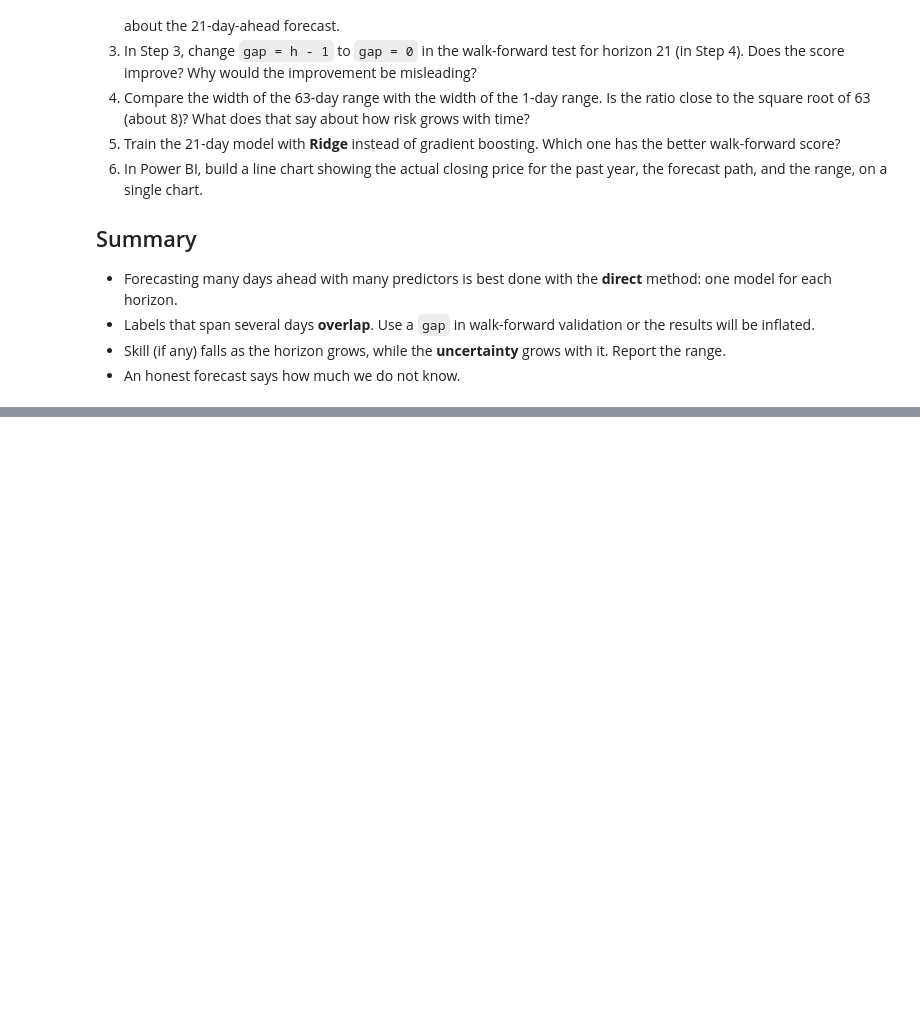
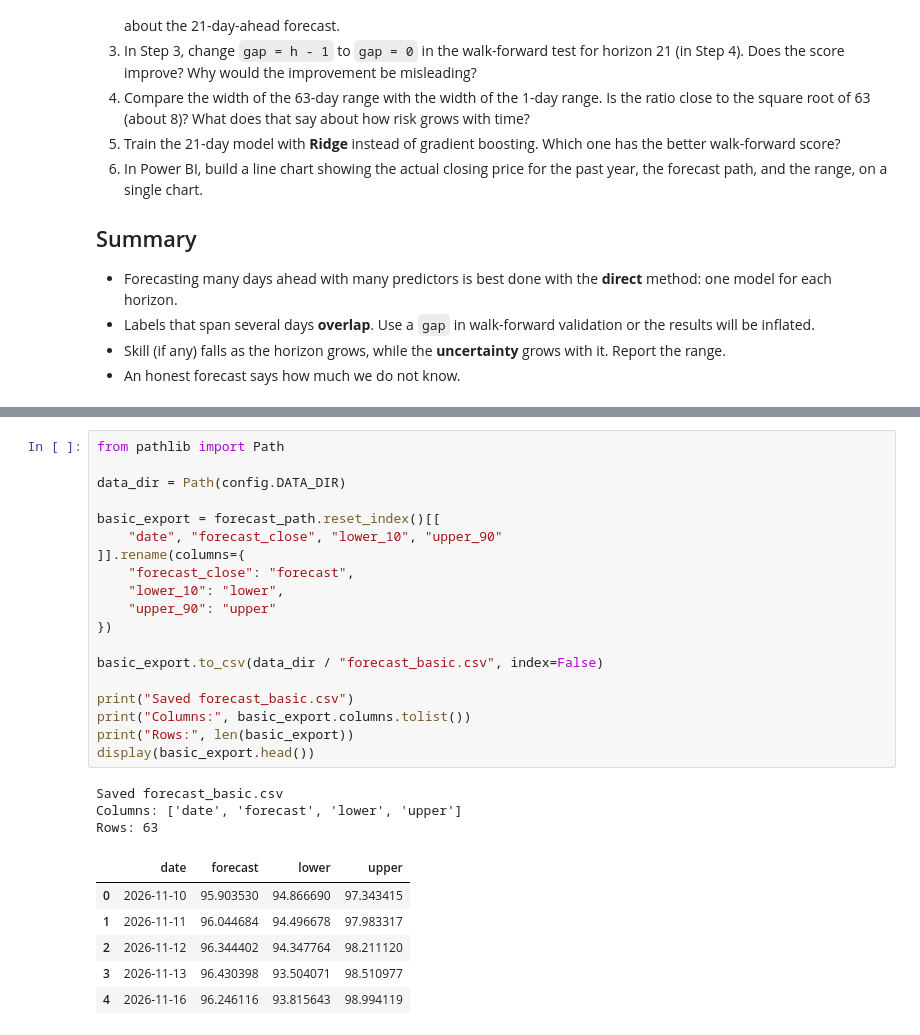
Before and after one commit to nataliaodhiambo/time-series-forecasting-c3, a Jupyter notebook: 7_multi_horizon_forecast_and_power_bi_export.ipynb, the cells around one changed output, grey strips where cells are left out. Drawn from its saved outputs; the diff is of its cells as text; blank space fills up the shorter version.

```diff
--- a/7_multi_horizon_forecast_and_power_bi_export.ipynb
+++ b/7_multi_horizon_forecast_and_power_bi_export.ipynb
@@ -332,0 +460,29 @@ A note on the dates in `forecast_backtest.csv`: the `date` column holds the **fo
+# %%
+from pathlib import Path
+
+data_dir = Path(config.DATA_DIR)
+
+basic_export = forecast_path.reset_index()[[
+    "date", "forecast_close", "lower_10", "upper_90"
+]].rename(columns={
+    "forecast_close": "forecast",
+    "lower_10": "lower",
+    "upper_90": "upper"
+})
+
+basic_export.to_csv(data_dir / "forecast_basic.csv", index=False)
+
+print("Saved forecast_basic.csv")
+print("Columns:", basic_export.columns.tolist())
+print("Rows:", len(basic_export))
+display(basic_export.head())
+# %% [output]
+Saved forecast_basic.csv
+Columns: ['date', 'forecast', 'lower', 'upper']
+Rows: 63
+|  | date | forecast | lower | upper |
+| 0 | 2026-11-10 | 95.903530 | 94.866690 | 97.343415 |
+| 1 | 2026-11-11 | 96.044684 | 94.496678 | 97.983317 |
+| 2 | 2026-11-12 | 96.344402 | 94.347764 | 98.211120 |
+| 3 | 2026-11-13 | 96.430398 | 93.504071 | 98.510977 |
+| 4 | 2026-11-16 | 96.246116 | 93.815643 | 98.994119 |
```
Also changed, not shown: parts of 24 cells of this notebook, 2 other files.
